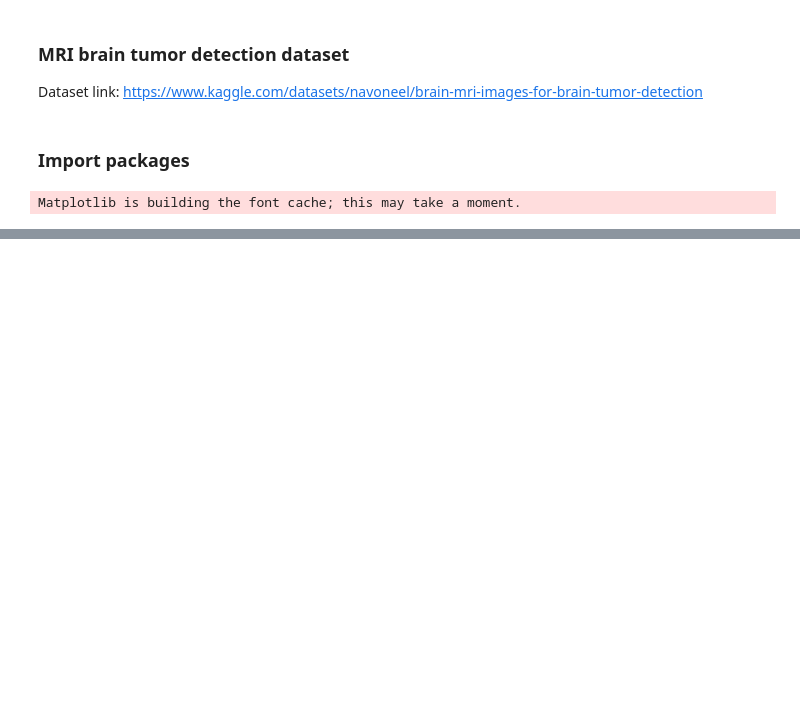
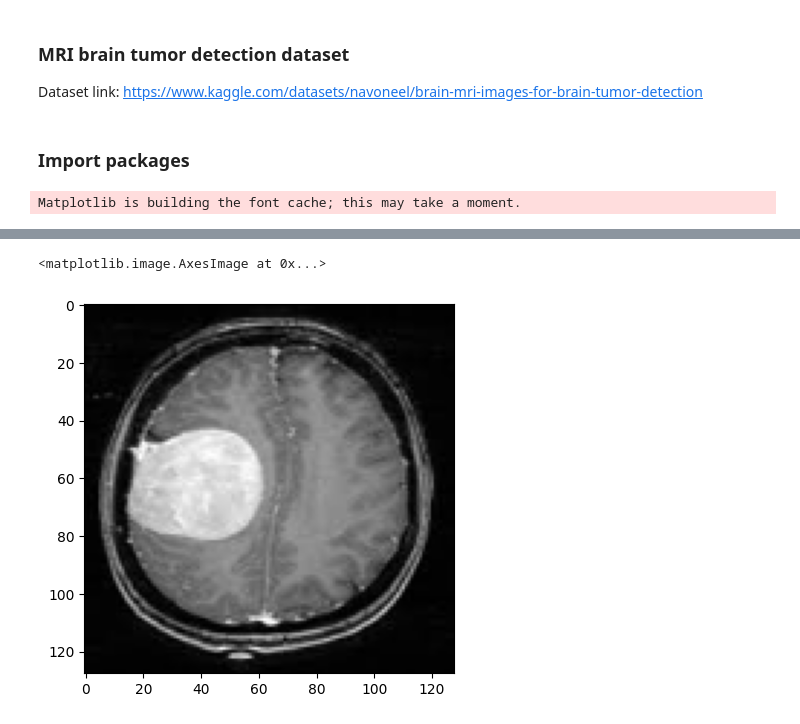
Before and after one commit to Muhammad-Yaqoob-4110/MRI-Brain-Tumor-Detector, a Jupyter notebook: MRI-Brain-Tumor-Detector.ipynb, the cells around one changed output, grey strips where cells are left out. Cells and saved outputs as stored; diff of their text form; code cells hidden in the pictures; blank space fills up the shorter version.

```diff
--- a/MRI-Brain-Tumor-Detector.ipynb
+++ b/MRI-Brain-Tumor-Detector.ipynb
@@ -32,0 +30,18 @@ path = "./brain_tumor_dataset/yes"
+# %%
+tumor = []
+path = "./brain_tumor_dataset/yes/*jpg"
+# glob has a subpackage iglob. iglob takes the diretory path.
+for f in glob.iglob(path):
+    # cv2 gives an ability to read multi-channel images. Channels like Red, Green, Blue channel.
+    img = cv2.imread(f)
+
+    # We have to fix the length and width of the images of the dataset.
+    img = cv2.resize(img, (128,128))
+
+    # split: When we pass our image to this function. It returns three values, order is B, G, R. Basically, we are grabing the image and splitting it to the channels
+    b, g, r = cv2.split(img)
+
+    # merge: to put the channels in conventional order(RGB). Basically, we are reording the channels and put them back to the original image.
+    img = cv2.merge([r,g,b])
+
+    tumor.append(img)
@@ -32,0 +164,5 @@ path = "./brain_tumor_dataset/yes"
+# %%
+plt.imshow(tumor[0])
+# %% [output]
+<matplotlib.image.AxesImage at 0x...>
+[figure, added]
```
Also changed, not shown: parts of 18 cells of this notebook.
